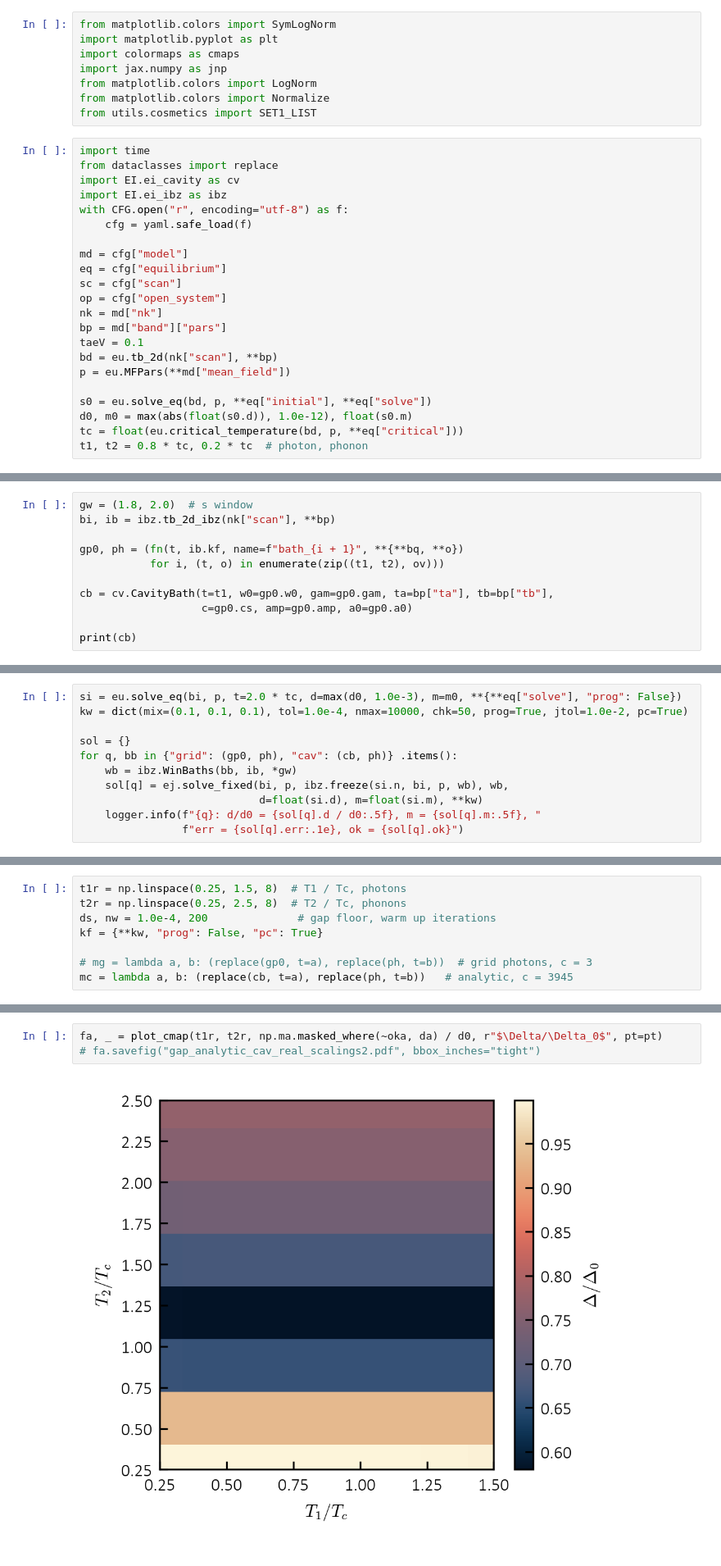
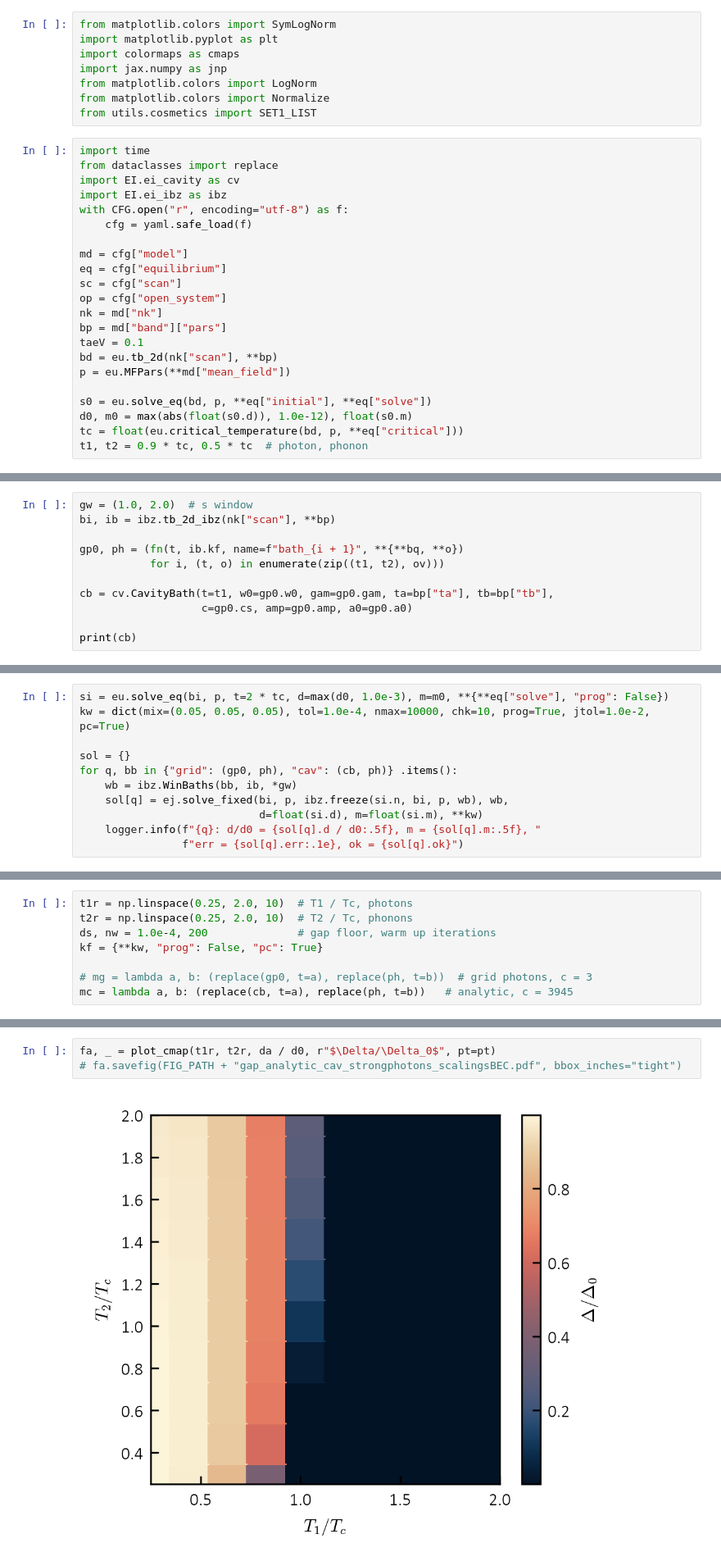
Before and after one commit to korl-z/IJS-F1, a Jupyter notebook: Koda/EI_cutoff/ibz_test copy.ipynb, the cells around one changed output, grey strips where cells are left out. Shown at 82% size. Saved outputs shown, nothing was run; the diff lists cells and outputs as text.

```diff
--- a/Koda/EI_cutoff/ibz_test copy.ipynb
+++ b/Koda/EI_cutoff/ibz_test copy.ipynb
@@ -76,7 +76,7 @@ p = eu.MFPars(**md["mean_field"])
 s0 = eu.solve_eq(bd, p, **eq["initial"], **eq["solve"])
 d0, m0 = max(abs(float(s0.d)), 1.0e-12), float(s0.m)
 tc = float(eu.critical_temperature(bd, p, **eq["critical"]))
-t1, t2 = 0.8 * tc, 0.2 * tc  # photon, phonon
+t1, t2 = 0.9 * tc, 0.5 * tc  # photon, phonon
 # %%
 logger.info(f"Delta_0 = {d0} = {d0 *taeV/(8.617 * 1e-5)} K")
 logger.info(f"m = {m0}")
@@ -106,5 +106,5 @@ print(2 * d0 / (omega_0 + ov[0]["gam"]))
 # %%
-gw = (1.8, 2.0)  # s window
+gw = (1.0, 2.0)  # s window
 bi, ib = ibz.tb_2d_ibz(nk["scan"], **bp)
 
 gp0, ph = (fn(t, ib.kf, name=f"bath_{i + 1}", **{**bq, **o})
@@ -119,6 +119,6 @@ CavityBath(t=0.039198974555310497, w0=0.3, gam=0.05, ta=1.0, tb=-1.0, c=3945.0,
 # %%
-si = eu.solve_eq(bi, p, t=2.0 * tc, d=max(d0, 1.0e-3), m=m0, **{**eq["solve"], "prog": False})
-kw = dict(mix=(0.1, 0.1, 0.1), tol=1.0e-4, nmax=10000, chk=50, prog=True, jtol=1.0e-2, pc=True)
+si = eu.solve_eq(bi, p, t=2 * tc, d=max(d0, 1.0e-3), m=m0, **{**eq["solve"], "prog": False})
+kw = dict(mix=(0.05, 0.05, 0.05), tol=1.0e-4, nmax=10000, chk=10, prog=True, jtol=1.0e-2, pc=True)
 
 sol = {}
 for q, bb in {"grid": (gp0, ph), "cav": (cb, ph)} .items():
@@ -343,6 +341,6 @@ plt.show()
 # %%
-t1r = np.linspace(0.25, 1.5, 8)  # T1 / Tc, photons
-t2r = np.linspace(0.25, 2.5, 8)  # T2 / Tc, phonons
+t1r = np.linspace(0.25, 2.0, 10)  # T1 / Tc, photons
+t2r = np.linspace(0.25, 2.0, 10)  # T2 / Tc, phonons
 ds, nw = 1.0e-4, 200              # gap floor, warm up iterations
 kf = {**kw, "prog": False, "pc": True}
 
@@ -390,5 +388,5 @@ fa, _ = plot_cmap(t1r, t2r, da / d0, r"$\Delta/\Delta_0$", pt=pt)
 # %%
-fa, _ = plot_cmap(t1r, t2r, np.ma.masked_where(~oka, da) / d0, r"$\Delta/\Delta_0$", pt=pt)
-# fa.savefig("gap_analytic_cav_real_scalings2.pdf", bbox_inches="tight")
+fa, _ = plot_cmap(t1r, t2r, da / d0, r"$\Delta/\Delta_0$", pt=pt)
+# fa.savefig(FIG_PATH + "gap_analytic_cav_strongphotons_scalingsBEC.pdf", bbox_inches="tight")
 # %% [output]
-[figure, old version]
+[figure, new version]
```
Also changed, not shown: parts of 15 cells of this notebook, 36 other files.
